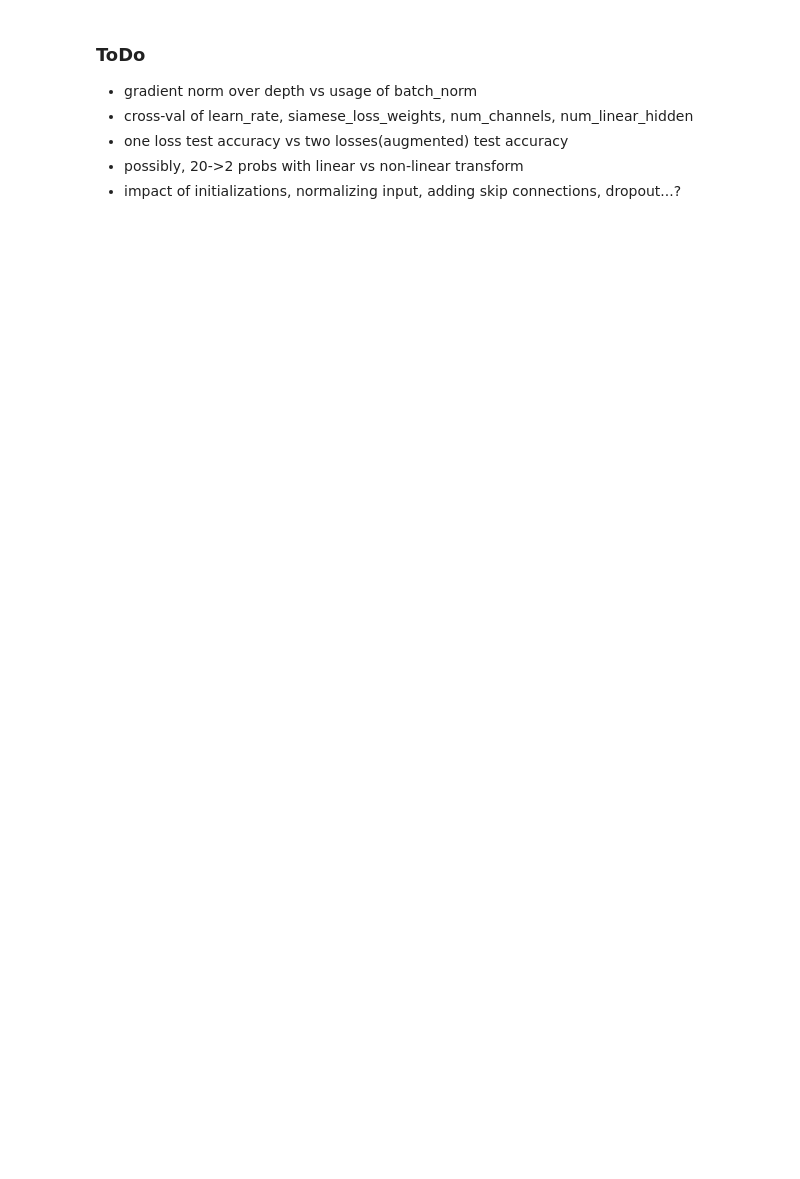
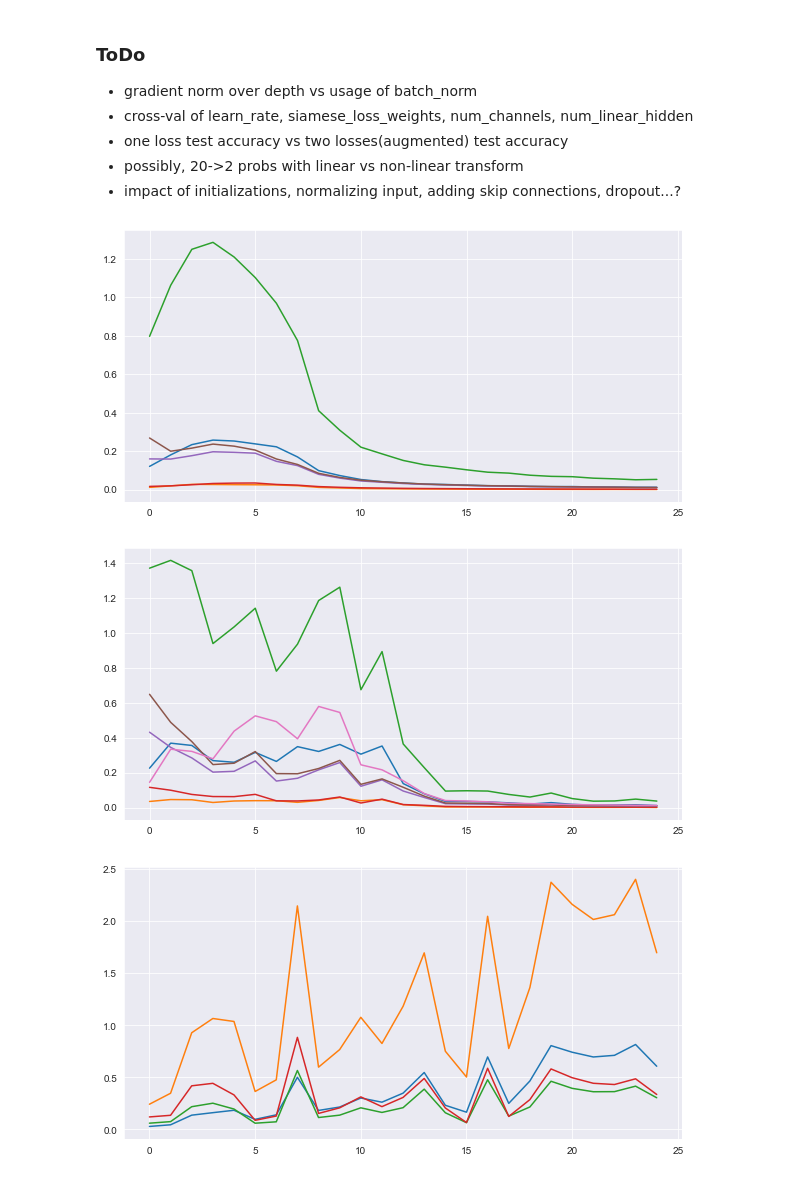
Before and after one commit to Nic9407/DeepLearning-EPFL, a Jupyter notebook: Project1/Miniproject 1.ipynb, the cells around one changed output. Saved outputs shown, nothing was run; the diff lists cells and outputs as text; code cells hidden in the pictures; blank space fills up the shorter version.

Commit message:
Update miniproject 1 notebook: skip connections, cross validation and initial plotting code

```diff
--- a/Project1/Miniproject 1.ipynb
+++ b/Project1/Miniproject 1.ipynb
@@ -93,9 +140,11 @@ class SiameseModel(nn.Module):
 # %%
-def train_siamese_model(num_epochs=25, lr=0.1, mini_batch_size=100, loss_weights=(1, 1)):
-    model = SiameseModel()
+def train_siamese_model(nbch1=32, nbch2=64, nbfch=256, batch_norm=True, skip_connections=True,
+                        num_epochs=25, lr=0.1, mini_batch_size=100, loss_weights=(1, 1), verbose=False):
+    model = SiameseModel(nbch1, nbch2, nbfch, batch_norm, skip_connections).cuda()
     num_samples = train_input.size(0)
     optimizer = optim.SGD(model.parameters(), lr=lr)
-    criterion = nn.CrossEntropyLoss()
+    criterion = nn.CrossEntropyLoss().cuda()
+    siamese_model_grad_norms = []
     for e in range(num_epochs):
         sum_loss = 0
         for b in range(0, num_samples, mini_batch_size):
@@ -112,6 +161,8 @@ def train_siamese_model(num_epochs=25, lr=0.1, mini_batch_size=100, loss_weights
             total_loss.backward()
             sum_loss += total_loss.item()
             optimizer.step()
-        print(e, sum_loss)
-    return model
+        if verbose:
+            print(e, sum_loss)
+        siamese_model_grad_norms.append([param.grad.norm().item() for name, param in model.named_parameters() if "bias" not in name])
+    return model, siamese_model_grad_norms
 # %%
@@ -122,5 +173,5 @@ def test_model(model):
     accuracy = torch.sum(predicted_class == test_target).float() / num_samples
     return accuracy
 # %%
-trained_pair_model = train_pair_model(lr=1e0)
+trained_pair_model = train_pair_model(lr=1e-1)
 # %% [output]
@@ -148,3 +199,3 @@ tensor(0.8260)
 # %%
-trained_siamese_model = train_siamese_model(lr=1, loss_weights=(1.5, 0.25))
+trained_siamese_model = train_siamese_model(lr=0.25, loss_weights=(1.5, 0.25))
 # %% [output]
@@ -187,3 +238,28 @@ test_siamese_model(trained_siamese_model)
  - one loss test accuracy vs two losses(augmented) test accuracy
  - possibly, 20->2 probs with linear vs non-linear transform
  - impact of initializations, normalizing input, adding skip connections, dropout...?
+# %%
+from matplotlib import pyplot as plt
+import seaborn as sns
+sns.set_style("darkgrid")
+%matplotlib inline
+# %%
+import numpy as np
+for use_batch_norm in (True, False):
+    trained_pair_model, pair_model_grad_norms = train_pair_model(lr=1e-1, batch_norm=use_batch_norm, skip_connections=False)
+    trained_siamese_model, siamese_model_grad_norms = train_siamese_model(lr=0.25, batch_norm=use_batch_norm, skip_connections=False)
+
+    pair_model_grad_norms = np.array(pair_model_grad_norms)
+    siamese_model_grad_norms = np.array(siamese_model_grad_norms)
+    plt.figure(figsize=(10, 5))
+    for i in range(pair_model_grad_norms.shape[1]):
+        sns.lineplot(x=range(pair_model_grad_norms.shape[0]), y=pair_model_grad_norms[:, i])
+    plt.show()
+    plt.figure(figsize=(10, 5))
+    for i in range(siamese_model_grad_norms.shape[1]):
+        sns.lineplot(x=range(siamese_model_grad_norms.shape[0]), y=siamese_model_grad_norms[:, i])
+    plt.show()
+# %% [output]
+[figure, added]
+[figure, added]
+[figure, added]
```
Also changed, not shown: parts of 13 cells of this notebook.
